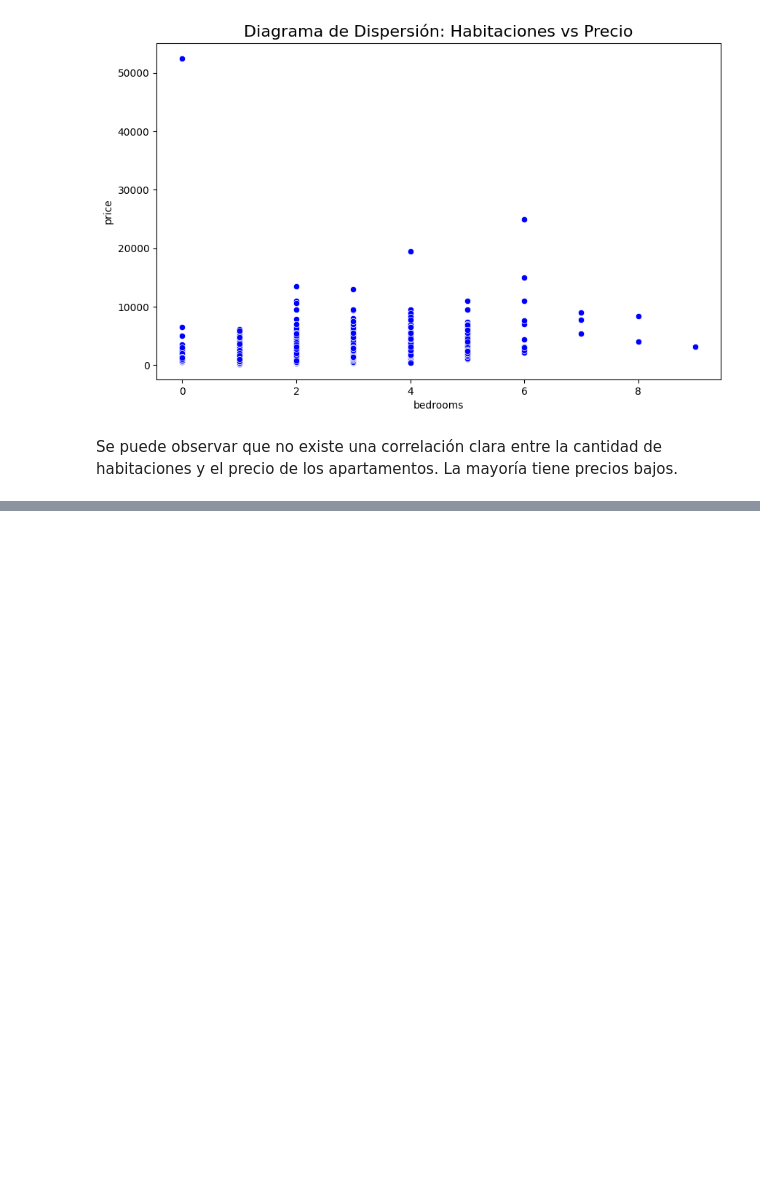
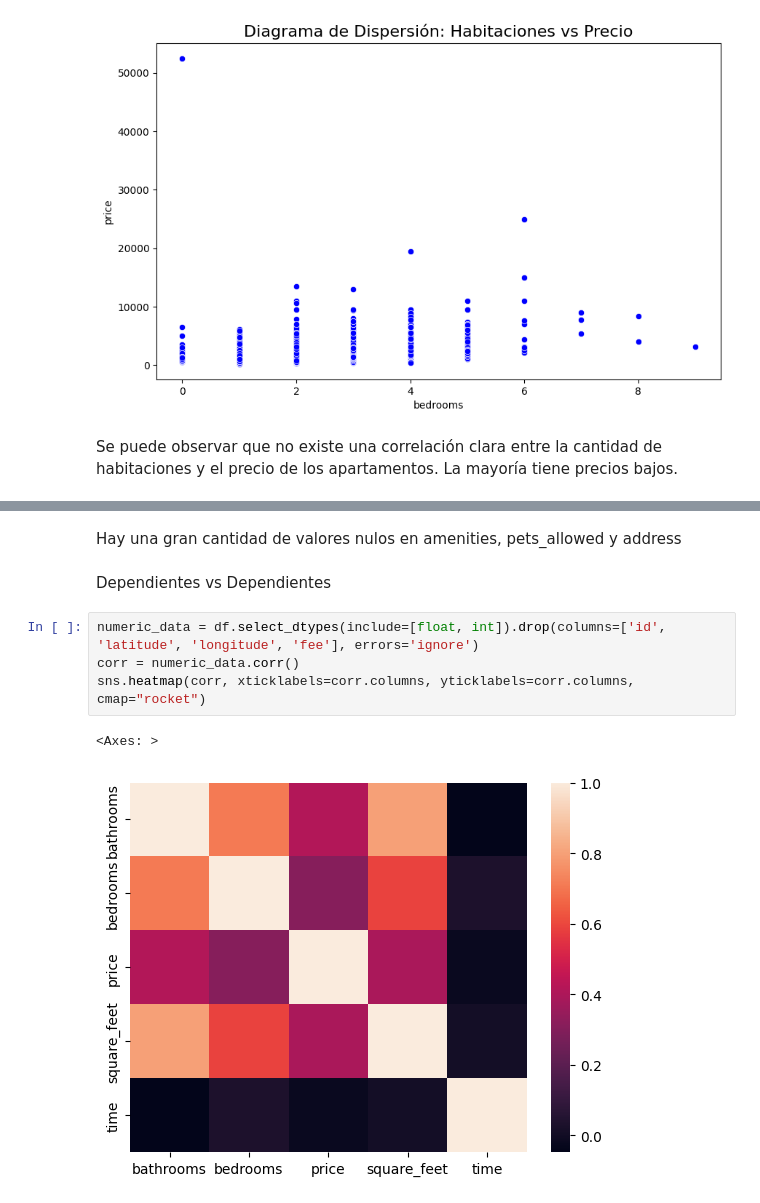
Before and after one commit to WilliamBayona/Proyecto-2, a Jupyter notebook: Exploración/Exploración.ipynb, the cells around one changed output, grey strips where cells are left out. Drawn from its saved outputs; the diff is of its cells as text; blank space fills up the shorter version.

```diff
--- a/Exploración/Exploración.ipynb
+++ b/Exploración/Exploración.ipynb
@@ -193,0 +247,11 @@ plt.show()
+# %% [markdown]
+Hay una gran cantidad de valores nulos en amenities, pets_allowed y address
+# %% [markdown]
+Dependientes vs Dependientes
+# %%
+numeric_data = df.select_dtypes(include=[float, int]).drop(columns=['id', 'latitude', 'longitude', 'fee'], errors='ignore')
+corr = numeric_data.corr()
+sns.heatmap(corr, xticklabels=corr.columns, yticklabels=corr.columns, cmap="rocket")
+# %% [output]
+<Axes: >
+[figure, added]
```
Also changed, not shown: parts of 11 cells of this notebook.
